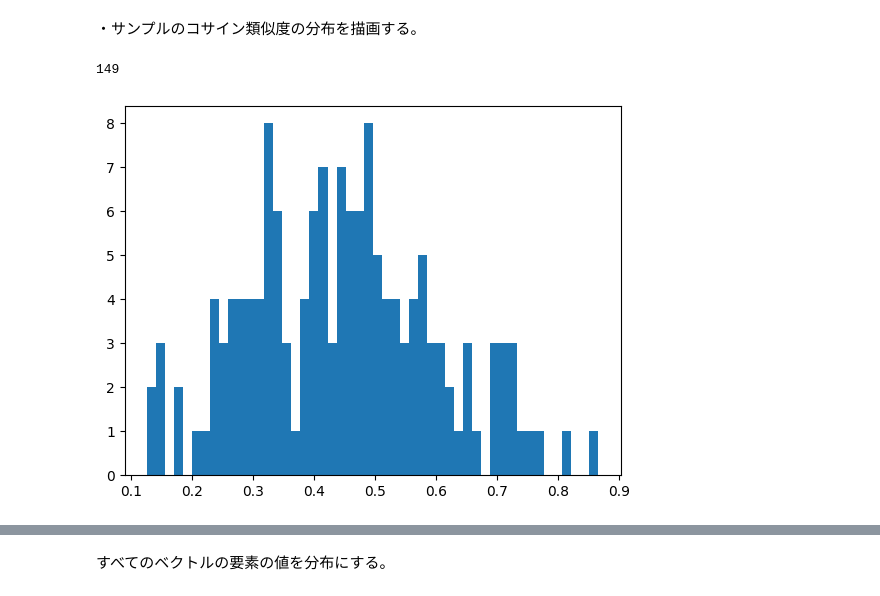
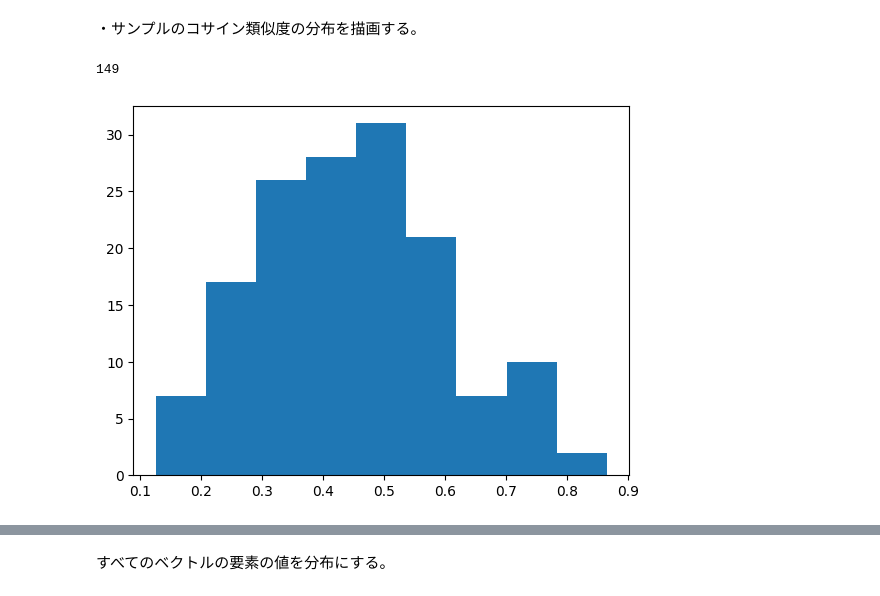
Before and after one commit to 0120MNGR/WordWolfML, a Jupyter notebook: similar_alg.ipynb, the cells around one changed output, grey strips where cells are left out. Cells and saved outputs as stored; diff of their text form; code cells hidden in the pictures.

```diff
--- a/similar_alg.ipynb
+++ b/similar_alg.ipynb
@@ -6,7 +6,7 @@ from gensim.models import KeyedVectors
 import json
 
 # Word2Vecモデルのロード
-model = KeyedVectors.load_word2vec_format('model_neo_nouns_only.bin', binary=True)
+model = KeyedVectors.load_word2vec_format('bin/model_neo_nouns_only.bin', binary=True)
 
 with open('word_pairs.json', 'r', encoding='utf-8') as f:
     word_pairs = json.load(f)
@@ -59,11 +59,14 @@ df = pd.DataFrame(cosine_similarities, columns=["w1", "w2", "score"])
 # %%
 import numpy as np
 import matplotlib.pyplot as plt
 import pandas as pd
 df = pd.DataFrame(cosine_similarities, columns=["w1", "w2", "score"])
-plt.hist(df["score"], bins=50)
+
+N = len(df)
+k = int(np.ceil(1 + np.log2(N)))
+plt.hist(df["score"], bins=k)
 print(len(df["score"]))
 m = np.array(vector_diff)
 # %% [output]
 149
-[figure, old version]
+[figure, new version]
```
Also changed, not shown: parts of 8 cells of this notebook, 5 other files.
